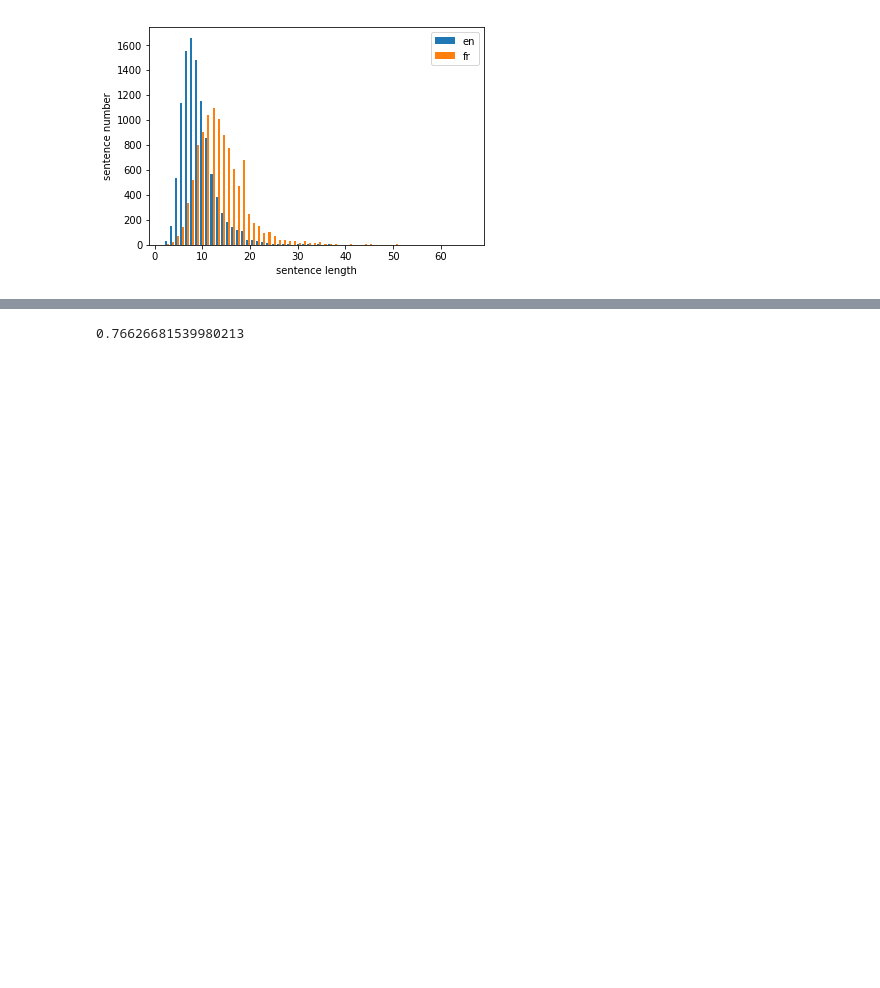
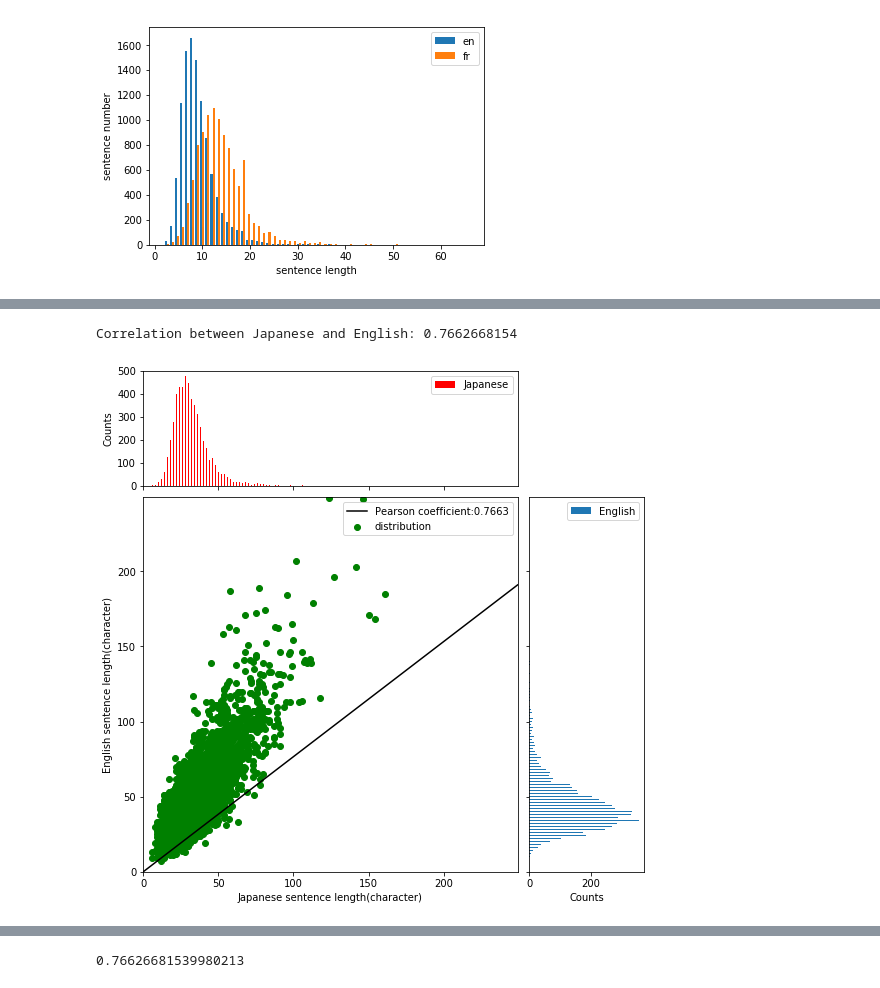
Before and after one commit to cyk1337/MT, a Jupyter notebook: NMT CW.ipynb, the cells around one changed output, grey strips where cells are left out. Cells and saved outputs as stored; diff of their text form; code cells hidden in the pictures; blank space fills up the shorter version.

```diff
--- a/NMT CW.ipynb
+++ b/NMT CW.ipynb
@@ -60,3 +131,14 @@ with open(text_fr) as f:
+# %%
+# char data
+with open(text_en) as f:
+    en_char_len = [len(line) for line in f.readlines()]
+with open(text_fr) as f:
+    fr_char_len = [len(line) for line in f.readlines()]
+data=(fr_char_len, en_char_len)
+plot_cor(data, label='character', save_name='correlation_char.pdf')
+# %% [output]
+Correlation between Japanese and English: 0.7662668154
+[figure, added]
 # %%
 import numpy as np
 import matplotlib.pyplot as plt
```
Also changed, not shown: parts of 9 cells of this notebook, 5 other files.
